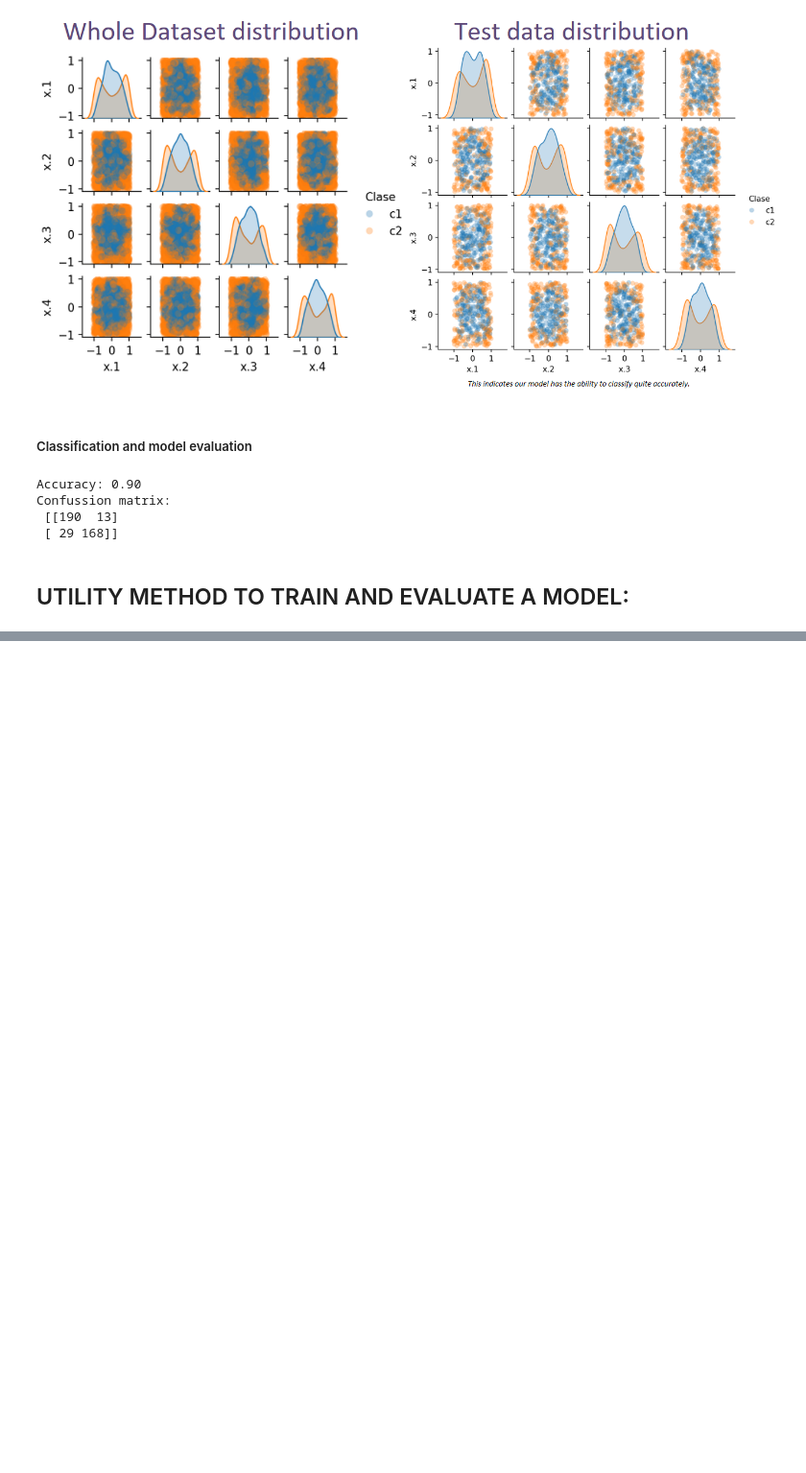
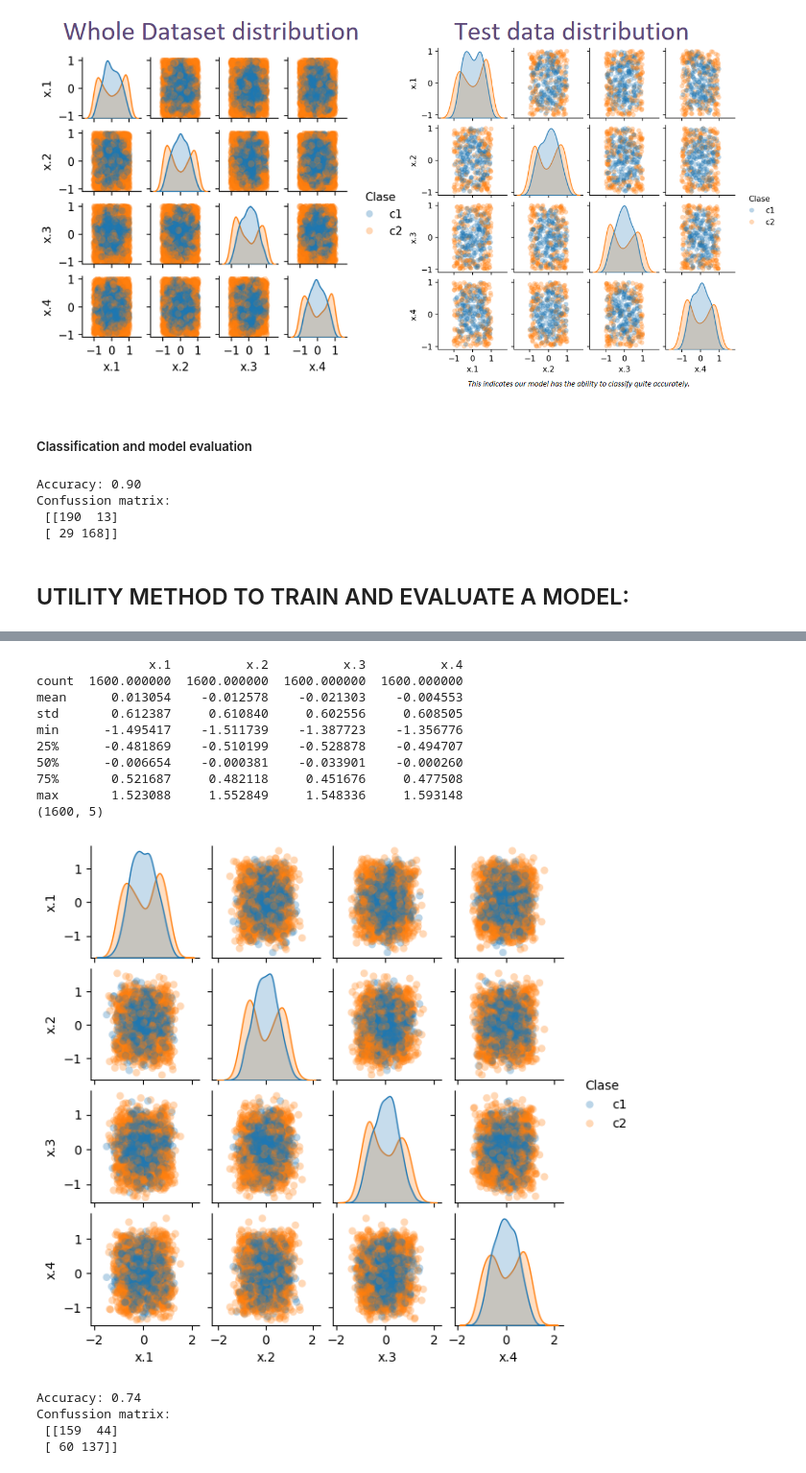
Before and after one commit to FdezAriasSara/ArtificialIntelligence, a Jupyter notebook: Machine Learning.ipynb, the cells around one changed output, grey strips where cells are left out. Shown at 96% size. Drawn from its saved outputs; the diff is of its cells as text; code cells hidden in the pictures; blank space fills up the shorter version.

Commit message:
Noisy datasets

```diff
--- a/Machine Learning.ipynb
+++ b/Machine Learning.ipynb
@@ -498,0 +502,39 @@ def train_and_get_accuracy(X_train, y_train, X_test, y_test, k=3):
+# %%
+#TRAINING DATASET
+df_train = pd.read_csv('datos/datos04_train.csv')
+print(df_train.describe())
+print(df_train.shape)
+# TESTING DATASET
+df_test = pd.read_csv('datos/datos04_test.csv')
+X_test = df_test.drop('Clase', axis = 1)
+y_test = df_test[['Clase']].to_numpy().ravel()
+#Detail on variable statistical metrics
+df_train.describe()
+# Comparing clases by pairs
+df_train['Clase'] = pd.Categorical(df_train['Clase'], categories=['c1', 'c2'])
+sns.pairplot(df_train, hue='Clase', height=1.5, aspect=1,
+            plot_kws={'alpha':0.3, 'edgecolor': 'none'})
+plt.show()
+
+#MODEL TRAINING
+# Dividir el conjunto de datos en variables (X) y clase (y):
+X_train = df_train.drop('Clase', axis = 1)
+y_train = df_train[['Clase']].to_numpy().ravel()
+# Entrenar el modelo
+modelo, y_pred = train_and_get_accuracy(X_train, y_train, X_test, y_test)
+# %% [output]
+               x.1          x.2          x.3          x.4
+count  1600.000000  1600.000000  1600.000000  1600.000000
+mean      0.013054    -0.012578    -0.021303    -0.004553
+std       0.612387     0.610840     0.602556     0.608505
+min      -1.495417    -1.511739    -1.387723    -1.356776
+25%      -0.481869    -0.510199    -0.528878    -0.494707
+50%      -0.006654    -0.000381    -0.033901    -0.000260
+75%       0.521687     0.482118     0.451676     0.477508
+max       1.523088     1.552849     1.548336     1.593148
+(1600, 5)
+[figure, added]
+Accuracy: 0.74
+Confussion matrix:
+ [[159  44]
+ [ 60 137]]
```
Also changed, not shown: parts of 6 cells of this notebook.
